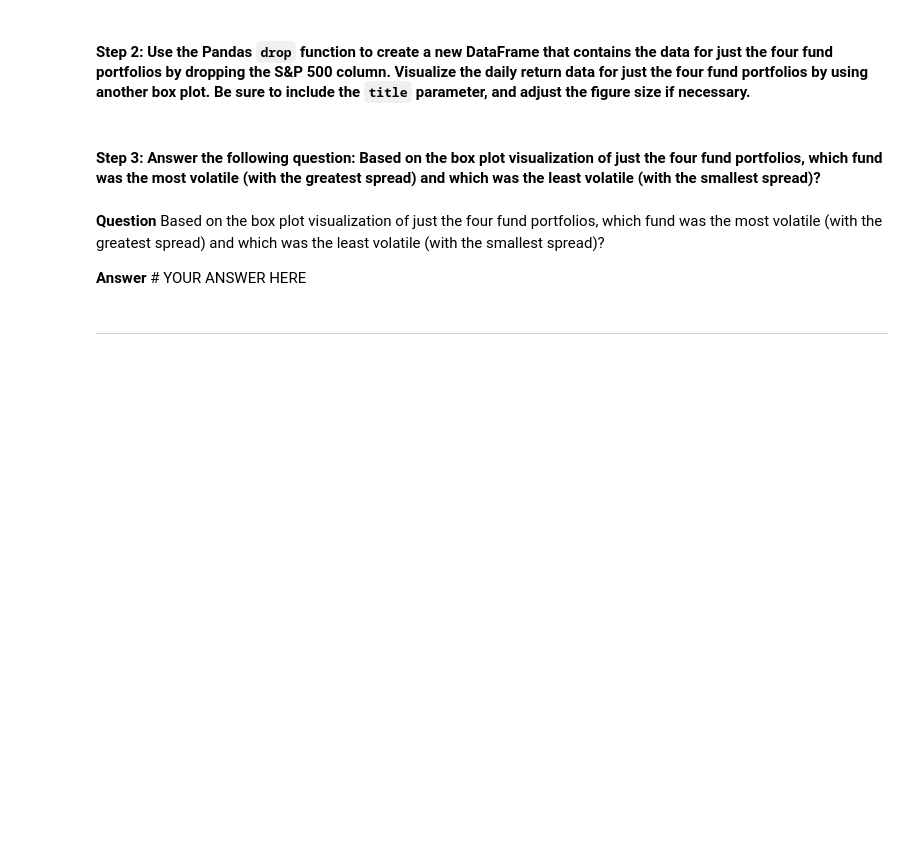
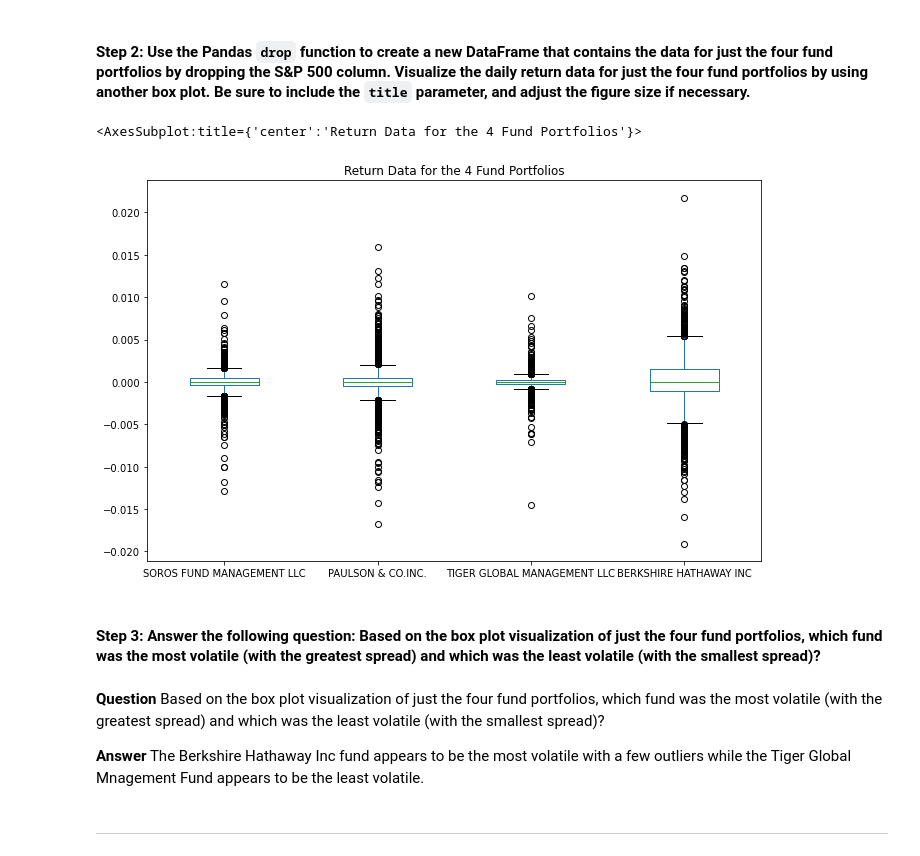
Before and after one commit to mikehoo92/Module_4_Challenge, a Jupyter notebook: Starter_Code 4/risk_return_analysis.ipynb, the cells around one changed output. Cells and saved outputs as stored; diff of their text form; code cells hidden in the pictures; blank space fills up the shorter version.

```diff
--- a/Starter_Code 4/risk_return_analysis.ipynb
+++ b/Starter_Code 4/risk_return_analysis.ipynb
@@ -207,14 +211,19 @@ Analyze the volatility of each of the four fund portfolios and of the S&P 500 In
 # %%
 # Create a new DataFrame containing only the 4 fund portfolios by dropping the S&P 500 column from the DataFrame
 # Create box plots to reflect the return data for only the 4 fund portfolios
 # Include a title parameter and adjust the figure size
-# YOUR CODE HERE
+portfolio_data = daily_returns.drop('S&P 500', axis=1)
+
+portfolio_data.plot.box(figsize=(11,7), title="Return Data for the 4 Fund Portfolios")
+# %% [output]
+<AxesSubplot:title={'center':'Return Data for the 4 Fund Portfolios'}>
+[figure, added]
 # %% [markdown]
 #### Step 3: Answer the following question: Based on the box plot visualization of just the four fund portfolios, which fund was the most volatile (with the greatest spread) and which was the least volatile (with the smallest spread)?
 # %% [markdown]
 **Question** Based on the box plot visualization of just the four fund portfolios, which fund was the most volatile (with the greatest spread) and which was the least volatile (with the smallest spread)?
 
-**Answer** # YOUR ANSWER HERE
+**Answer** The Berkshire Hathaway Inc fund appears to be the most volatile with a few outliers while the Tiger Global Mnagement Fund appears to be the least volatile.
 # %% [markdown]
 ---
 # %% [markdown]
```
Also changed, not shown: parts of 9 cells of this notebook.
